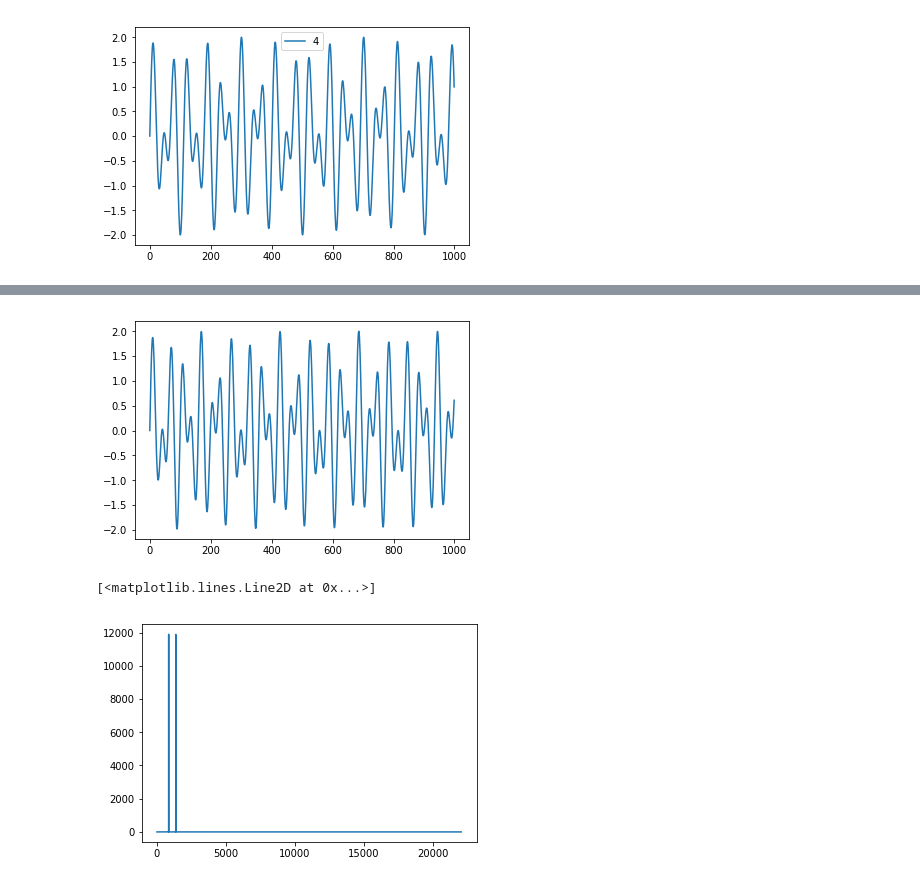
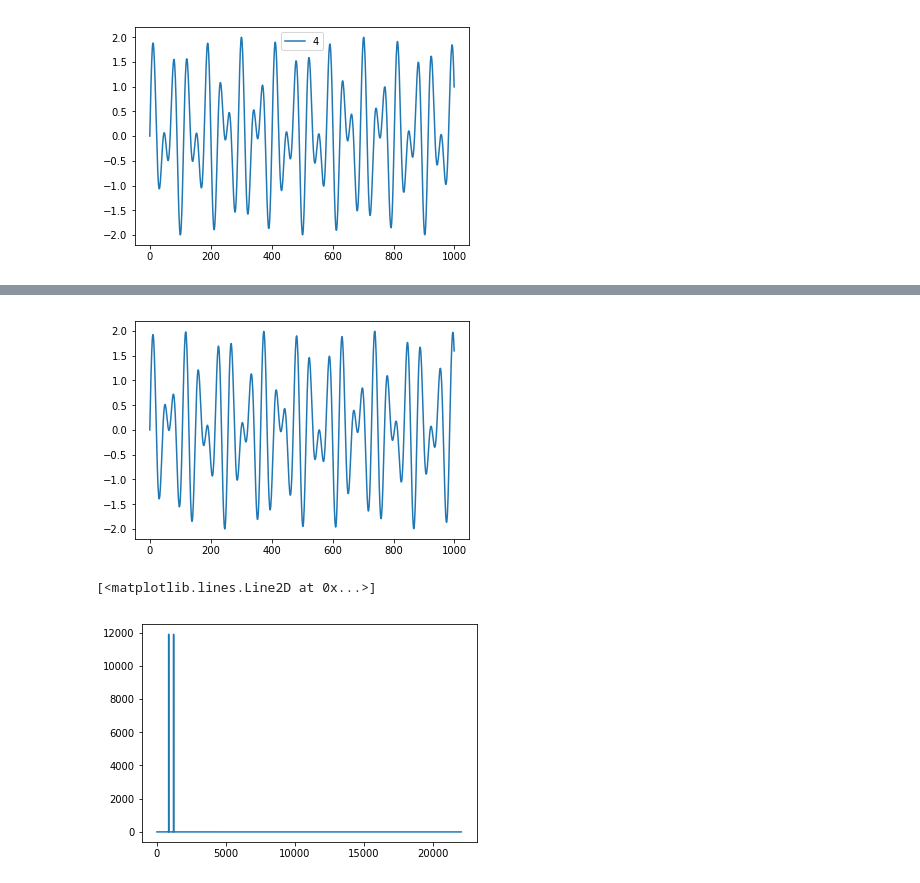
Before and after one commit to franciol/CamadaFisica-Projeto07, a Jupyter notebook: DTMF.ipynb, the cells around one changed output, grey strips where cells are left out. Cells and saved outputs as stored; diff of their text form; code cells hidden in the pictures.

```diff
--- a/DTMF.ipynb
+++ b/DTMF.ipynb
@@ -106,15 +111,15 @@ fourier = teste.calcFFT(myrecording.T[0],fs)
 # %%
-testeasddf = teste.generateSin(852,1,timer,fs)+teste.generateSin(1366,1,timer,fs)
+testeasddf = teste.generateSin(852,1,timer,fs)+teste.generateSin(1209,1,timer,fs)
 outroteste = testeasddf[1]+testeasddf[3]
 plt.plot(outroteste[0:1000])
 fourierTeste = teste.calcFFT(outroteste,fs)
 # %% [output]
-[figure, old version]
+[figure, new version]
 # %%
 plt.plot(fourierTeste[0],fourierTeste[1])
 # %% [output]
 [<matplotlib.lines.Line2D at 0x...>]
-[figure, old version]
+[figure, new version]
 # %%
 sen = soundFinder(outroteste)
 print(sen)
```
Also changed, not shown: parts of 4 cells of this notebook.
